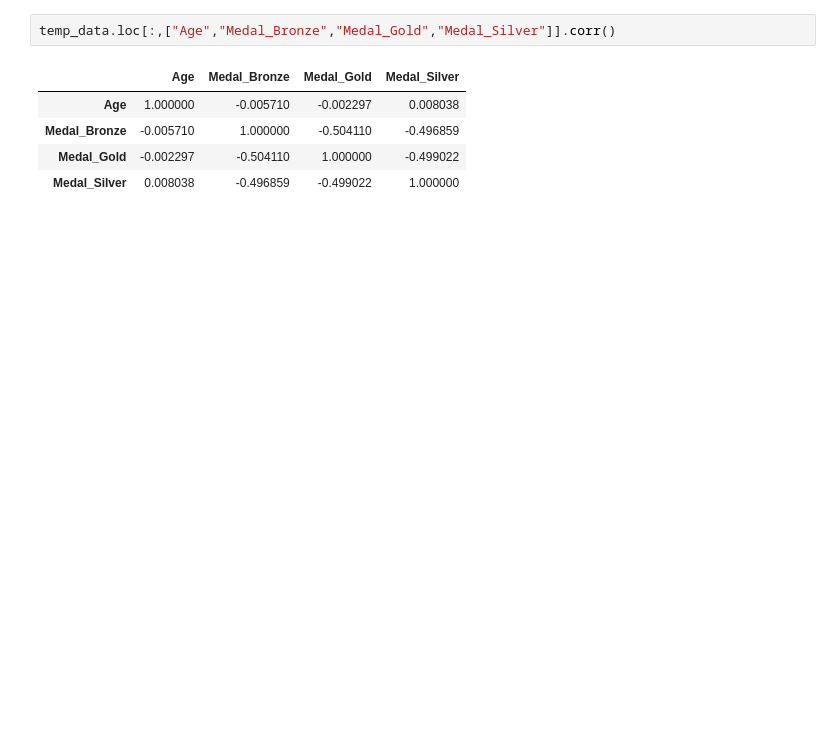
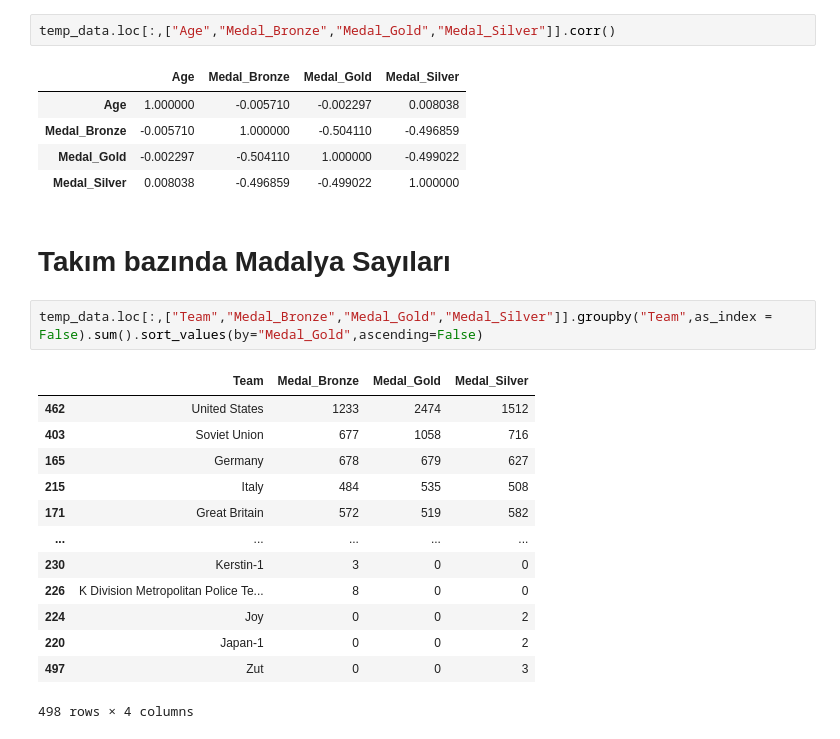
Before and after one commit to ilkerCelimli/DataScience-Olimpiyatlar, a Jupyter notebook: olimpiyat_veriseti_inceleme.ipynb, the cells around one changed output. Saved outputs shown, nothing was run; the diff lists cells and outputs as text; blank space fills up the shorter version.

```diff
--- a/olimpiyat_veriseti_inceleme.ipynb
+++ b/olimpiyat_veriseti_inceleme.ipynb
@@ -460,3 +460,21 @@ temp_data.loc[:,["Age","Medal_Bronze","Medal_Gold","Medal_Silver"]].corr()
 | Medal_Bronze | -0.005710 | 1.000000 | -0.504110 | -0.496859 |
 | Medal_Gold | -0.002297 | -0.504110 | 1.000000 | -0.499022 |
 | Medal_Silver | 0.008038 | -0.496859 | -0.499022 | 1.000000 |
+# %% [markdown]
+# Takım bazında Madalya Sayıları
+# %%
+temp_data.loc[:,["Team","Medal_Bronze","Medal_Gold","Medal_Silver"]].groupby("Team",as_index = False).sum().sort_values(by="Medal_Gold",ascending=False)
+# %% [output]
+|  | Team | Medal_Bronze | Medal_Gold | Medal_Silver |
+| 462 | United States | 1233 | 2474 | 1512 |
+| 403 | Soviet Union | 677 | 1058 | 716 |
+| 165 | Germany | 678 | 679 | 627 |
+| 215 | Italy | 484 | 535 | 508 |
+| 171 | Great Britain | 572 | 519 | 582 |
+| ... | ... | ... | ... | ... |
+| 230 | Kerstin-1 | 3 | 0 | 0 |
+| 226 | K Division Metropolitan Police Te... | 8 | 0 | 0 |
+| 224 | Joy | 0 | 0 | 2 |
+| 220 | Japan-1 | 0 | 0 | 2 |
+| 497 | Zut | 0 | 0 | 3 |
+498 rows × 4 columns
```
Also changed, not shown: parts of 5 cells of this notebook.
